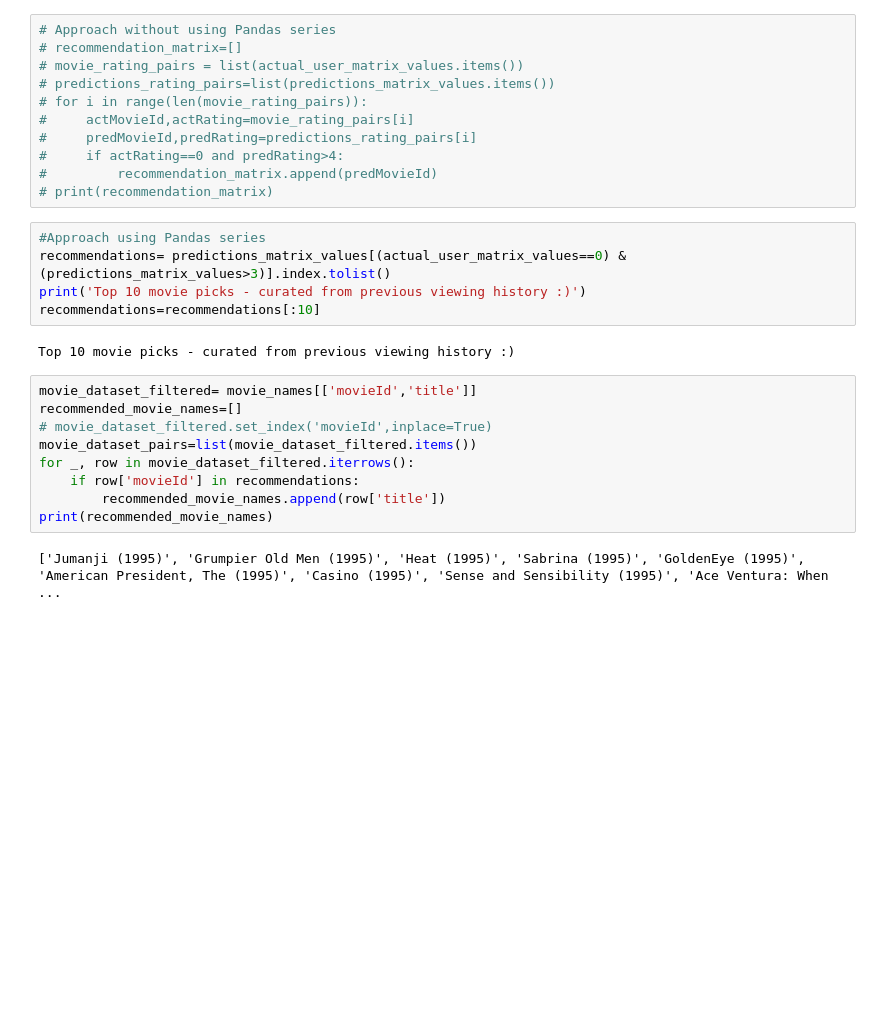
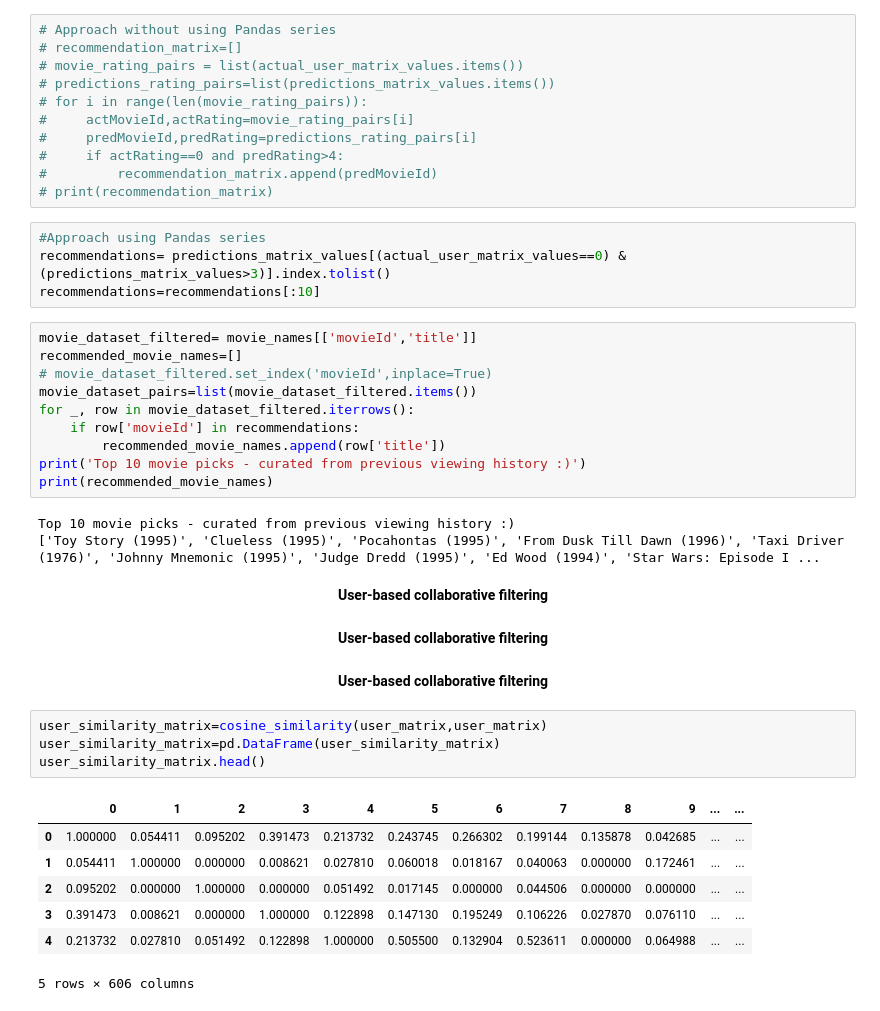
Before and after one commit to nirajGirase08/Recommender-System, a Jupyter notebook: Recommender.ipynb, the cells around one changed output. Cells and saved outputs as stored; diff of their text form; blank space fills up the shorter version.

Commit message:
Implementing User-based filtering

```diff
--- a/Recommender.ipynb
+++ b/Recommender.ipynb
@@ -191,10 +193,7 @@ predictions_matrix_values=predicted_ratings_df.iloc[prediction_for_user]
 # %%
 #Approach using Pandas series
 recommendations= predictions_matrix_values[(actual_user_matrix_values==0) & (predictions_matrix_values>3)].index.tolist()
-print('Top 10 movie picks - curated from previous viewing history :)')
 recommendations=recommendations[:10]
-# %% [output]
-Top 10 movie picks - curated from previous viewing history :)
 # %%
 movie_dataset_filtered= movie_names[['movieId','title']]
 recommended_movie_names=[]
@@ -203,6 +202,26 @@ movie_dataset_pairs=list(movie_dataset_filtered.items())
 for _, row in movie_dataset_filtered.iterrows():
     if row['movieId'] in recommendations:
         recommended_movie_names.append(row['title'])
+print('Top 10 movie picks - curated from previous viewing history :)')
 print(recommended_movie_names)
 # %% [output]
-['Jumanji (1995)', 'Grumpier Old Men (1995)', 'Heat (1995)', 'Sabrina (1995)', 'GoldenEye (1995)', 'American President, The (1995)', 'Casino (1995)', 'Sense and Sensibility (1995)', 'Ace Ventura: When ...
+Top 10 movie picks - curated from previous viewing history :)
+['Toy Story (1995)', 'Clueless (1995)', 'Pocahontas (1995)', 'From Dusk Till Dawn (1996)', 'Taxi Driver (1976)', 'Johnny Mnemonic (1995)', 'Judge Dredd (1995)', 'Ed Wood (1994)', 'Star Wars: Episode I ...
+# %% [markdown]
+<center><b>User-based collaborative filtering</b></center>
+# %% [markdown]
+<center><b>User-based collaborative filtering</b></center>
+# %% [markdown]
+<center><b>User-based collaborative filtering</b></center>
+# %%
+user_similarity_matrix=cosine_similarity(user_matrix,user_matrix)
+user_similarity_matrix=pd.DataFrame(user_similarity_matrix)
+user_similarity_matrix.head()
+# %% [output]
+|  | 0 | 1 | 2 | 3 | 4 | 5 | 6 | 7 | 8 | 9 | ... | ... |
+| 0 | 1.000000 | 0.054411 | 0.095202 | 0.391473 | 0.213732 | 0.243745 | 0.266302 | 0.199144 | 0.135878 | 0.042685 | ... | ... |
+| 1 | 0.054411 | 1.000000 | 0.000000 | 0.008621 | 0.027810 | 0.060018 | 0.018167 | 0.040063 | 0.000000 | 0.172461 | ... | ... |
+| 2 | 0.095202 | 0.000000 | 1.000000 | 0.000000 | 0.051492 | 0.017145 | 0.000000 | 0.044506 | 0.000000 | 0.000000 | ... | ... |
+| 3 | 0.391473 | 0.008621 | 0.000000 | 1.000000 | 0.122898 | 0.147130 | 0.195249 | 0.106226 | 0.027870 | 0.076110 | ... | ... |
+| 4 | 0.213732 | 0.027810 | 0.051492 | 0.122898 | 1.000000 | 0.505500 | 0.132904 | 0.523611 | 0.000000 | 0.064988 | ... | ... |
+5 rows × 606 columns
```
Also changed, not shown: parts of 4 cells of this notebook.
